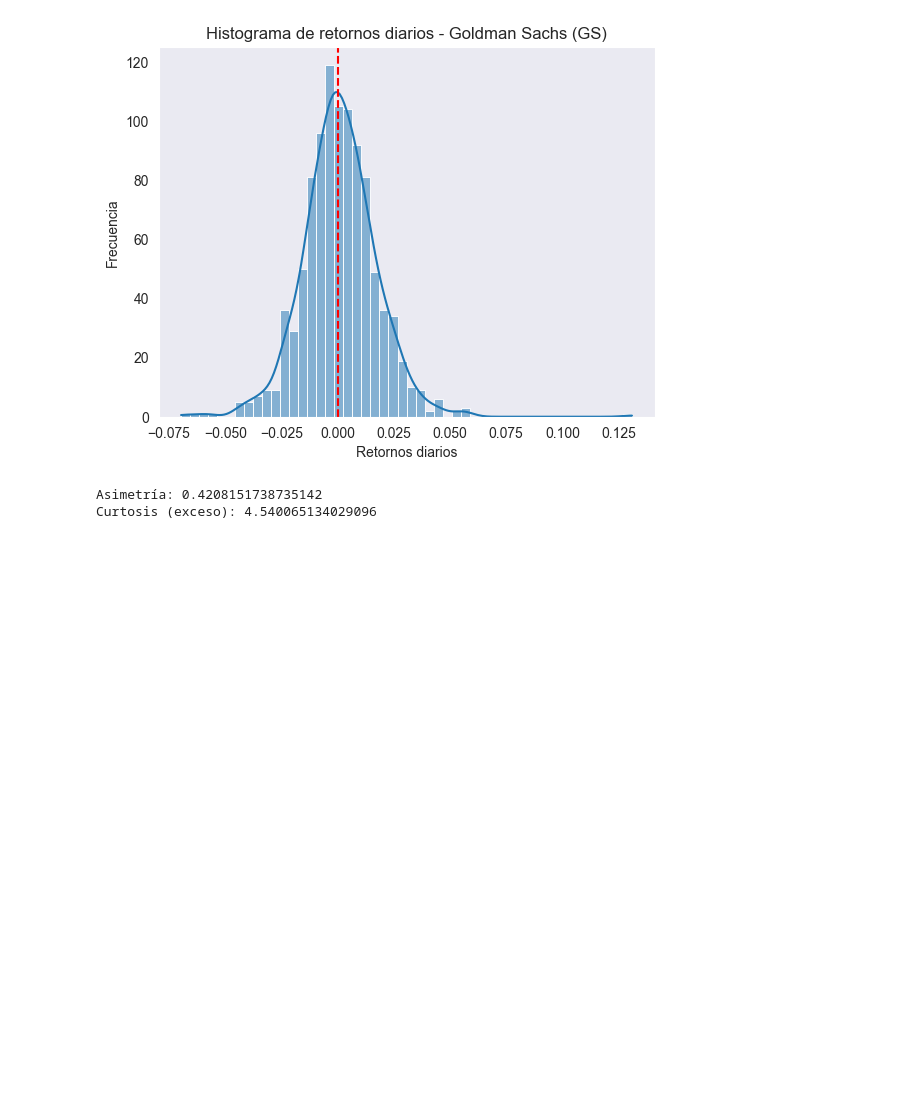
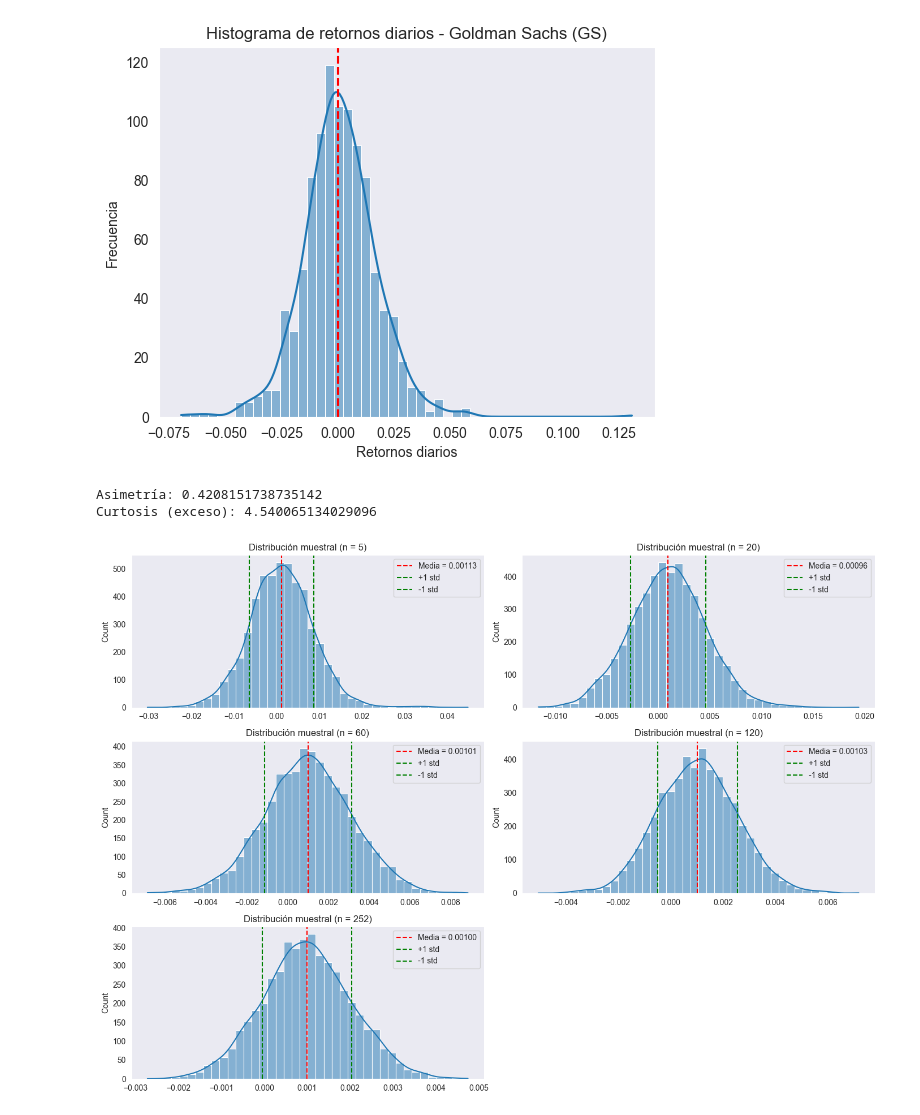
Before and after one commit to acardenas89/ds_finance_cardenas, a Jupyter notebook: notebooks/Tarea_3.ipynb, the cells around one changed output. Cells and saved outputs as stored; diff of their text form; code cells hidden in the pictures; blank space fills up the shorter version.

```diff
--- a/notebooks/Tarea_3.ipynb
+++ b/notebooks/Tarea_3.ipynb
@@ -787,3 +787,46 @@ print("Curtosis (exceso):", Curtosis)
 # %% [output]
 Asimetría: 0.4208151738735142
 Curtosis (exceso): 4.540065134029096
+# %%
+r = gs_retornos.dropna().values
+# %%
+np.random.seed(42)
+
+n_values = [5, 20, 60, 120, 252]
+simulations = 5000
+
+results = {}
+# %%
+for n in n_values:
+    sample_means = []
+
+    for _ in range(simulations):
+        sample = np.random.choice(r, size=n, replace=True)
+        sample_means.append(np.mean(sample))
+
+    results[n] = sample_means
+# %%
+n_values = [5, 20, 60, 120, 252]
+
+plt.figure(figsize=(14,10))
+
+for i, n in enumerate(n_values):
+    data = results[n]
+
+    mean = np.mean(data)
+    std = np.std(data)
+
+    plt.subplot(3, 2, i+1)
+    sns.histplot(data, bins=40, kde=True)
+
+    plt.axvline(mean, color="red", linestyle="--", label=f"Media = {mean:.5f}")
+    plt.axvline(mean + std, color="green", linestyle="--", label="+1 std")
+    plt.axvline(mean - std, color="green", linestyle="--", label="-1 std")
+
+    plt.title(f"Distribución muestral (n = {n})")
+    plt.legend()
+
+plt.tight_layout()
+plt.show()
+# %% [output]
+[figure, added]
```
Also changed, not shown: parts of 1 cell of this notebook.
